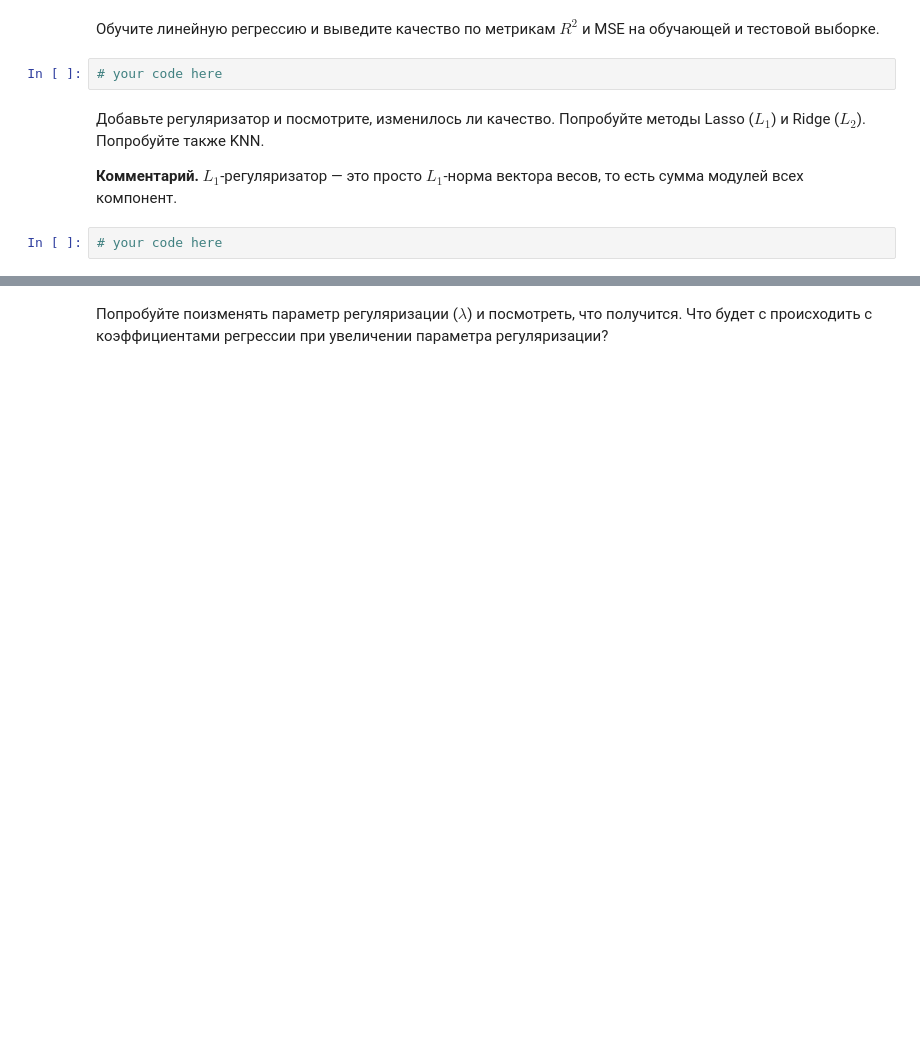
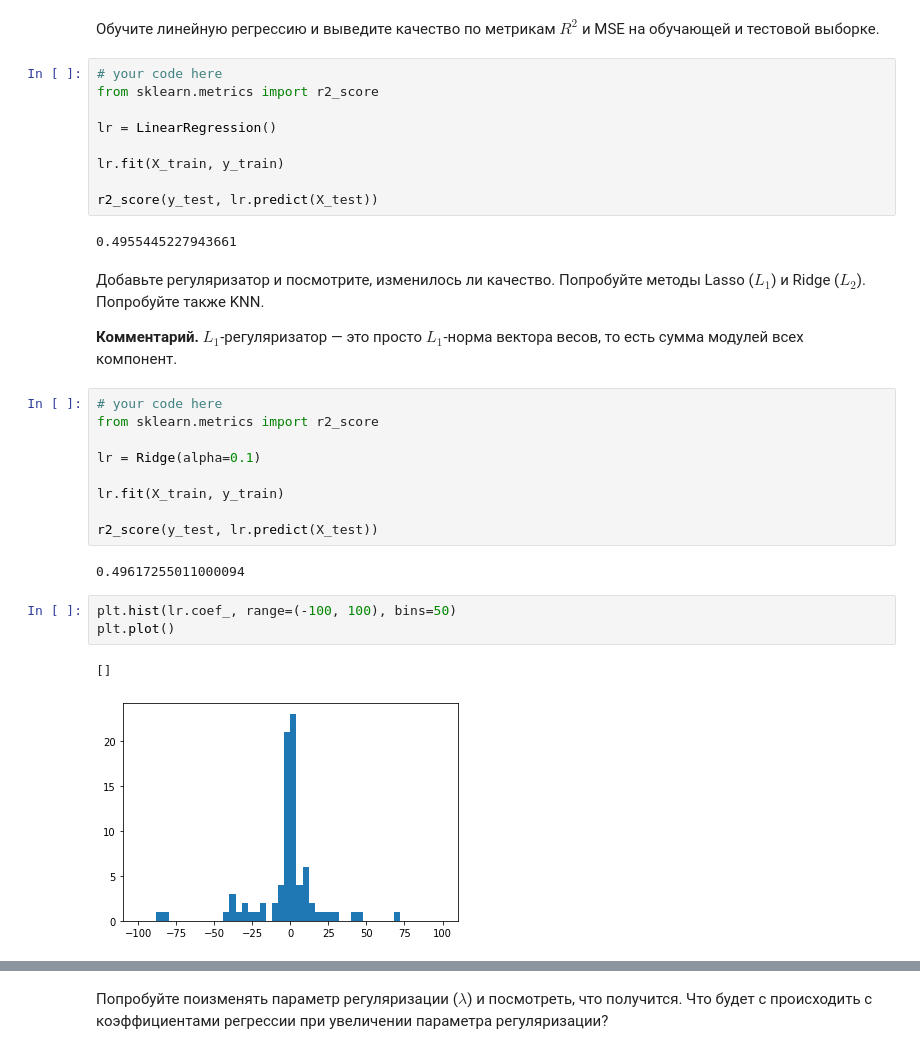
Before and after one commit to new-okaerinasai/math-ml-hse-2019, a Jupyter notebook: sem06_regularization/sem06.ipynb, the cells around one changed output, grey strips where cells are left out. Cells and saved outputs as stored; diff of their text form; blank space fills up the shorter version.

```diff
--- a/sem06_regularization/sem06.ipynb
+++ b/sem06_regularization/sem06.ipynb
@@ -93,11 +173,35 @@ data
 ### 1 Baseline
 # %% [markdown]
 Обучите линейную регрессию и выведите качество по метрикам $R^2$ и MSE на обучающей и тестовой выборке.
-# %%
-# your code here
+# %%
+# your code here
+from sklearn.metrics import r2_score
+
+lr = LinearRegression()
+
+lr.fit(X_train, y_train)
+
+r2_score(y_test, lr.predict(X_test))
+# %% [output]
+0.4955445227943661
 # %% [markdown]
 Добавьте регуляризатор и посмотрите, изменилось ли качество. Попробуйте методы Lasso ($L_1$) и Ridge ($L_2$). Попробуйте также KNN.
 
 **Комментарий.** $L_1$-регуляризатор — это просто $L_1$-норма вектора весов, то есть сумма модулей всех компонент.
-# %%
-# your code here
+# %%
+# your code here
+from sklearn.metrics import r2_score
+
+lr = Ridge(alpha=0.1)
+
+lr.fit(X_train, y_train)
+
+r2_score(y_test, lr.predict(X_test))
+# %% [output]
+0.49617255011000094
+# %%
+plt.hist(lr.coef_, range=(-100, 100), bins=50)
+plt.plot()
+# %% [output]
+[]
+[figure, added]
```
Also changed, not shown: parts of 11 cells of this notebook.
